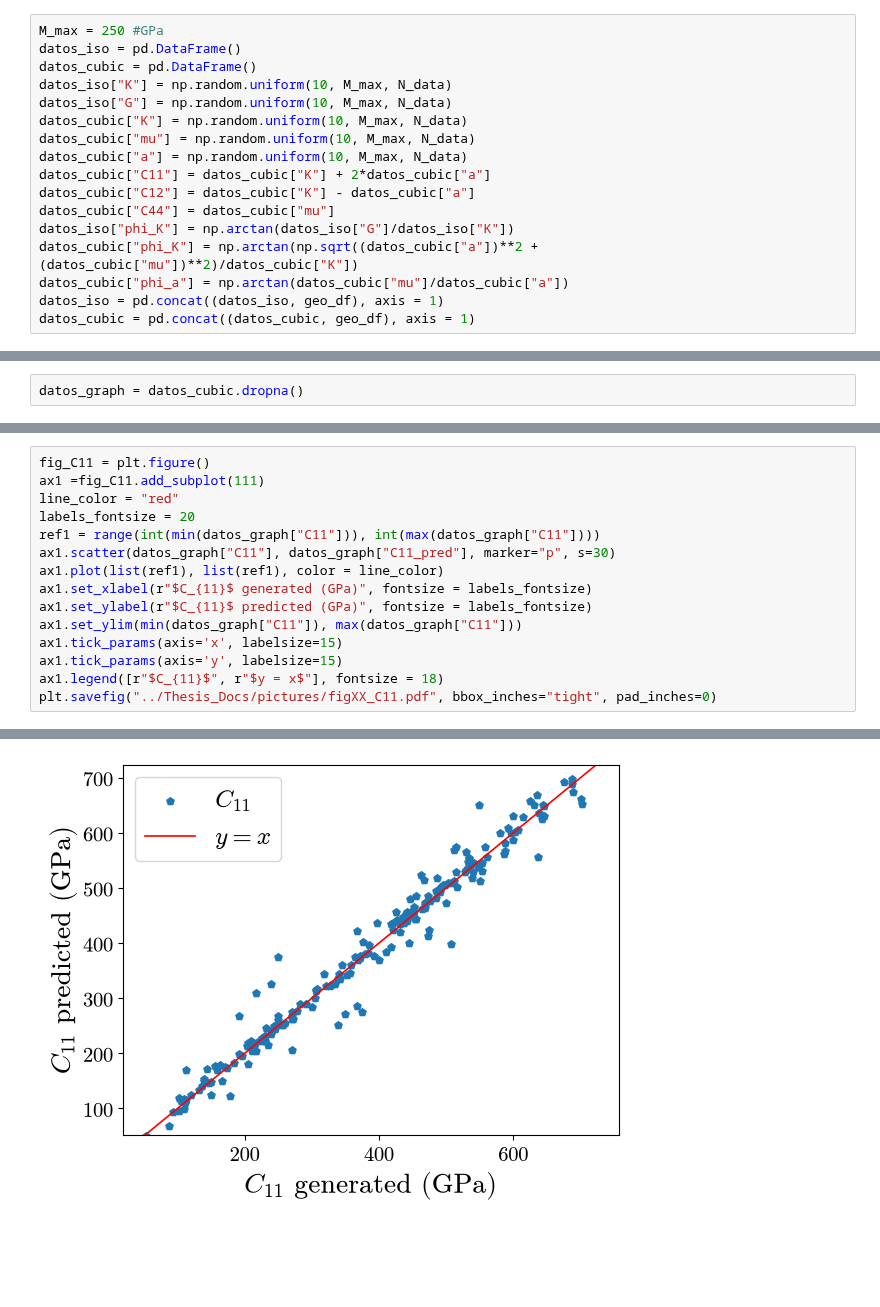
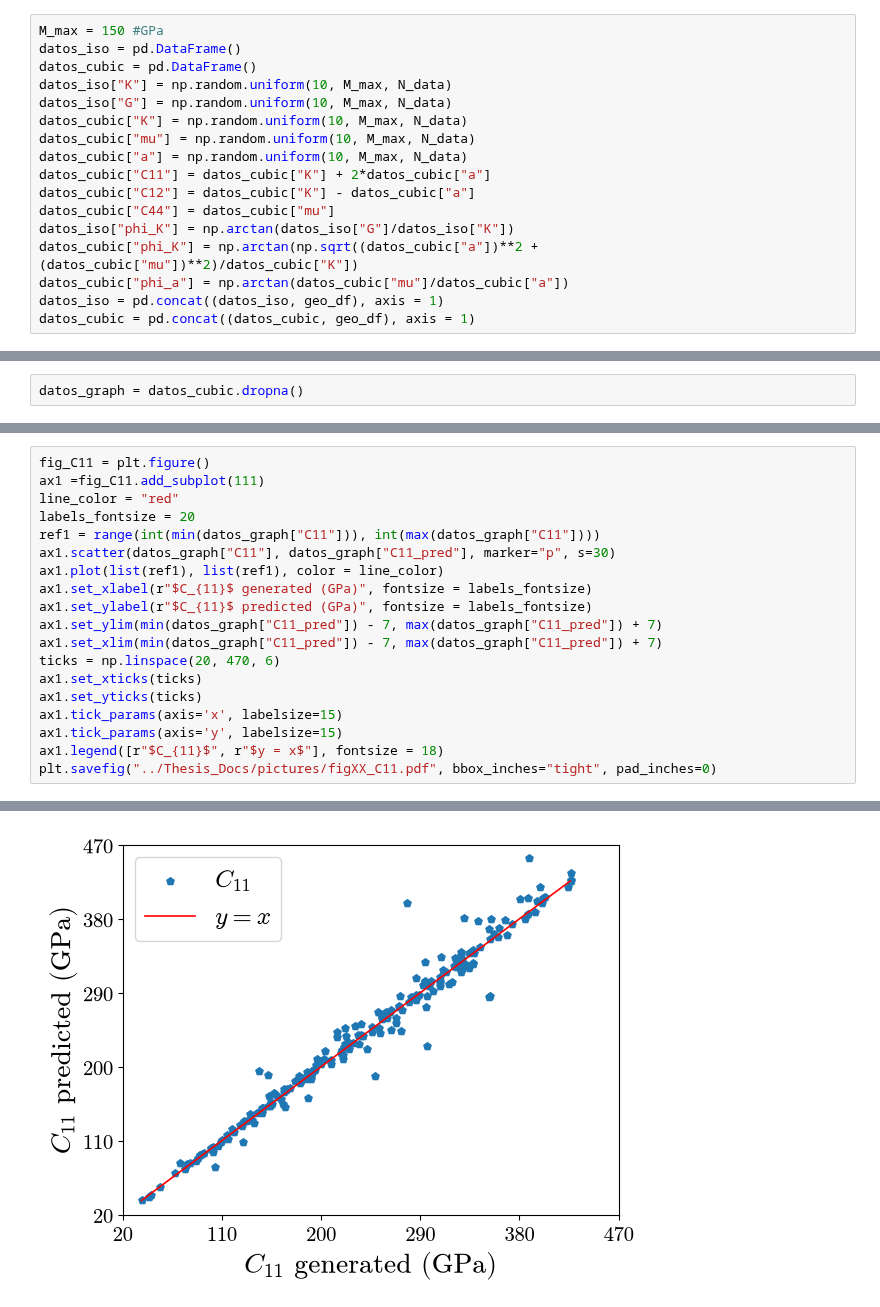
Before and after one commit to cubos-d/RUSpectroscopy_Tools, a Jupyter notebook: notebooks/fancy_plots_unified.ipynb, the cells around one changed output, grey strips where cells are left out. Saved outputs shown, nothing was run; the diff lists cells and outputs as text; blank space fills up the shorter version.

```diff
--- a/notebooks/fancy_plots_unified.ipynb
+++ b/notebooks/fancy_plots_unified.ipynb
@@ -103,6 +103,6 @@ geo_df
 200 rows × 2 columns
 # %%
-M_max = 250 #GPa
+M_max = 150 #GPa
 datos_iso = pd.DataFrame()
 datos_cubic = pd.DataFrame()
 datos_iso["K"] = np.random.uniform(10, M_max, N_data)
@@ -344,24 +353,28 @@ print(datos_graph[["C11", "C11_pred", "C12", "C12_pred", "C44", "C44_pred"]])
 # %%
 fig_C11 = plt.figure()
 ax1 =fig_C11.add_subplot(111)
 line_color = "red"
 labels_fontsize = 20
 ref1 = range(int(min(datos_graph["C11"])), int(max(datos_graph["C11"])))
 ax1.scatter(datos_graph["C11"], datos_graph["C11_pred"], marker="p", s=30)
 ax1.plot(list(ref1), list(ref1), color = line_color)
 ax1.set_xlabel(r"$C_{11}$ generated (GPa)", fontsize = labels_fontsize)
 ax1.set_ylabel(r"$C_{11}$ predicted (GPa)", fontsize = labels_fontsize)
-ax1.set_ylim(min(datos_graph["C11"]), max(datos_graph["C11"]))
+ax1.set_ylim(min(datos_graph["C11_pred"]) - 7, max(datos_graph["C11_pred"]) + 7)
+ax1.set_xlim(min(datos_graph["C11_pred"]) - 7, max(datos_graph["C11_pred"]) + 7)
+ticks = np.linspace(20, 470, 6)
+ax1.set_xticks(ticks)
+ax1.set_yticks(ticks)
 ax1.tick_params(axis='x', labelsize=15)
 ax1.tick_params(axis='y', labelsize=15)
 ax1.legend([r"$C_{11}$", r"$y = x$"], fontsize = 18)
 plt.savefig("../Thesis_Docs/pictures/figXX_C11.pdf", bbox_inches="tight", pad_inches=0)
 # %% [output]
 'created' timestamp seems very low; regarding as unix timestamp
 'modified' timestamp seems very low; regarding as unix timestamp
 'created' timestamp seems very low; regarding as unix timestamp
 'modified' timestamp seems very low; regarding as unix timestamp
-[figure, old version]
+[figure, new version]
 # %%
 fig_C12 = plt.figure()
 ax1 =fig_C12.add_subplot(111)
```
Also changed, not shown: parts of 13 cells of this notebook.
